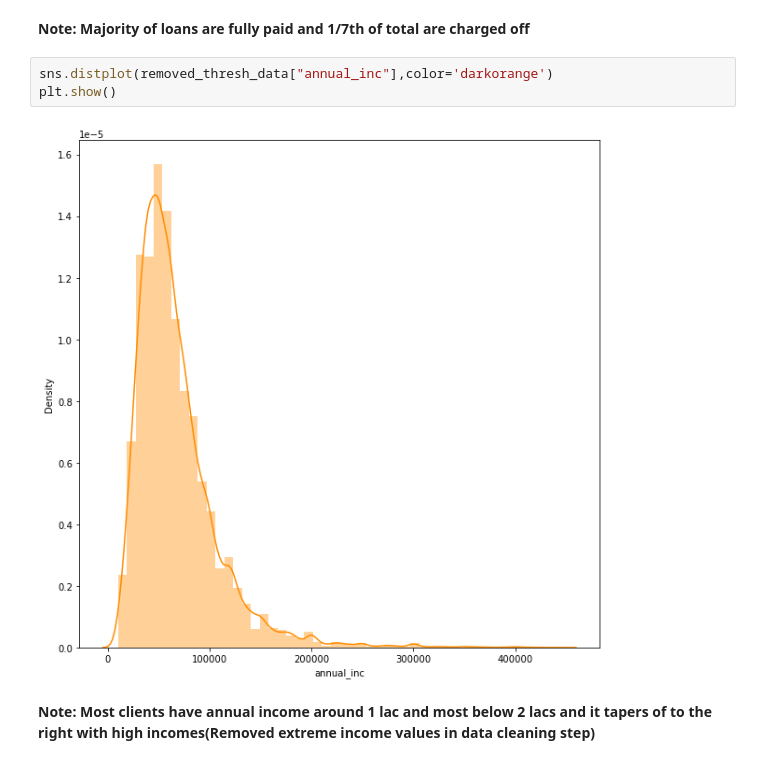
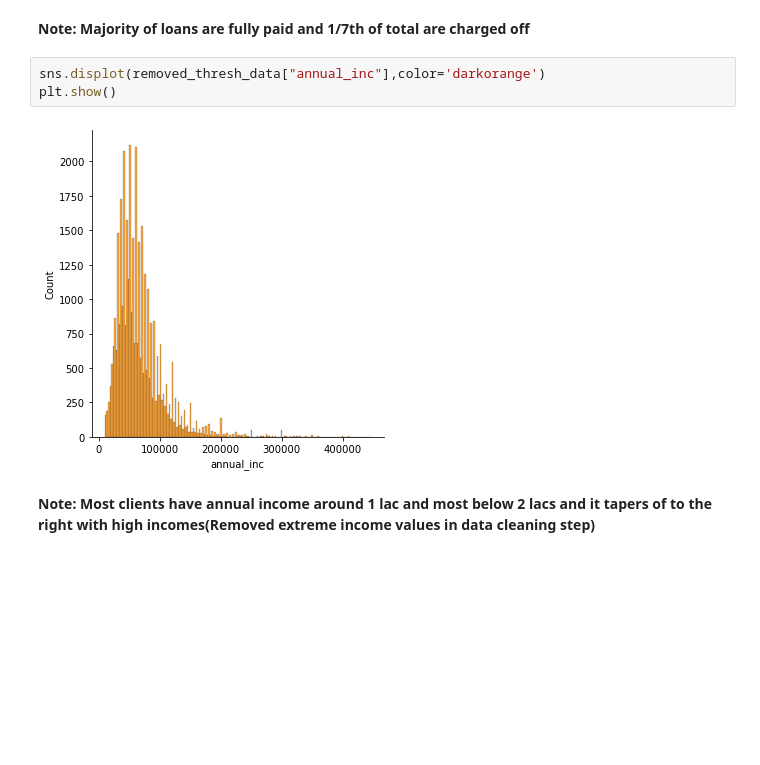
Before and after one commit to sumit0049/lending-club-case-study-november-2021, a Jupyter notebook: Lending_Club_case_Study_Sumitkumar_Karthik.ipynb, the cells around one changed output. Drawn from its saved outputs; the diff is of its cells as text; blank space fills up the shorter version.

```diff
--- a/Lending_Club_case_Study_Sumitkumar_Karthik.ipynb
+++ b/Lending_Club_case_Study_Sumitkumar_Karthik.ipynb
@@ -227,10 +227,10 @@ plt.show()
 # %% [markdown]
 **Note: Majority of loans are fully paid and 1/7th of total are charged off**
 # %%
-sns.distplot(removed_thresh_data["annual_inc"],color='darkorange')
+sns.displot(removed_thresh_data["annual_inc"],color='darkorange')
 plt.show()
 # %% [output]
-[figure, old version]
+[figure, new version]
 # %% [markdown]
 **Note: Most clients have annual income around 1 lac and most below 2 lacs and it tapers of to the right with high incomes(Removed extreme income values in data cleaning step)**
 # %%
```
Also changed, not shown: parts of 2 cells of this notebook.
